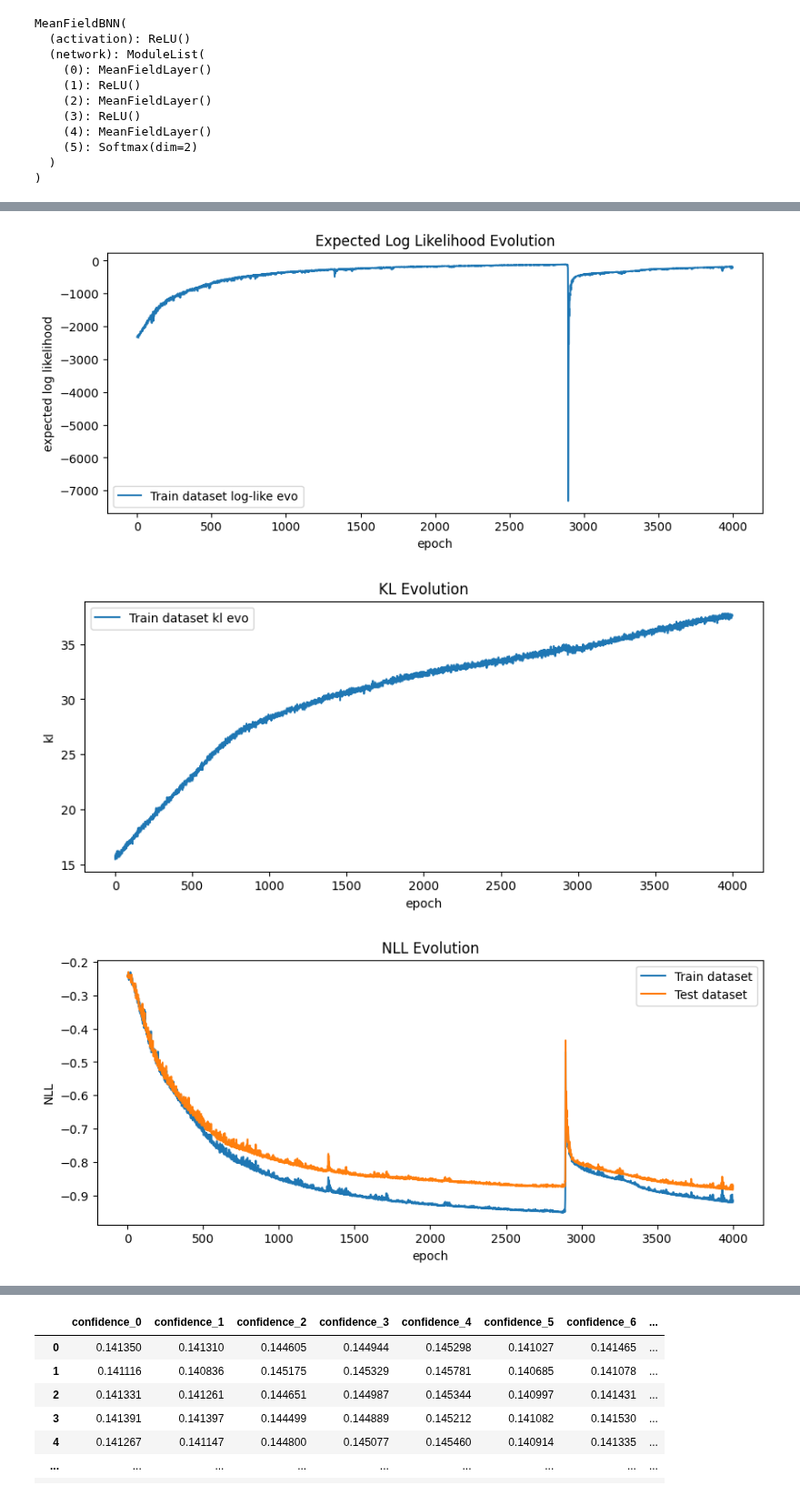
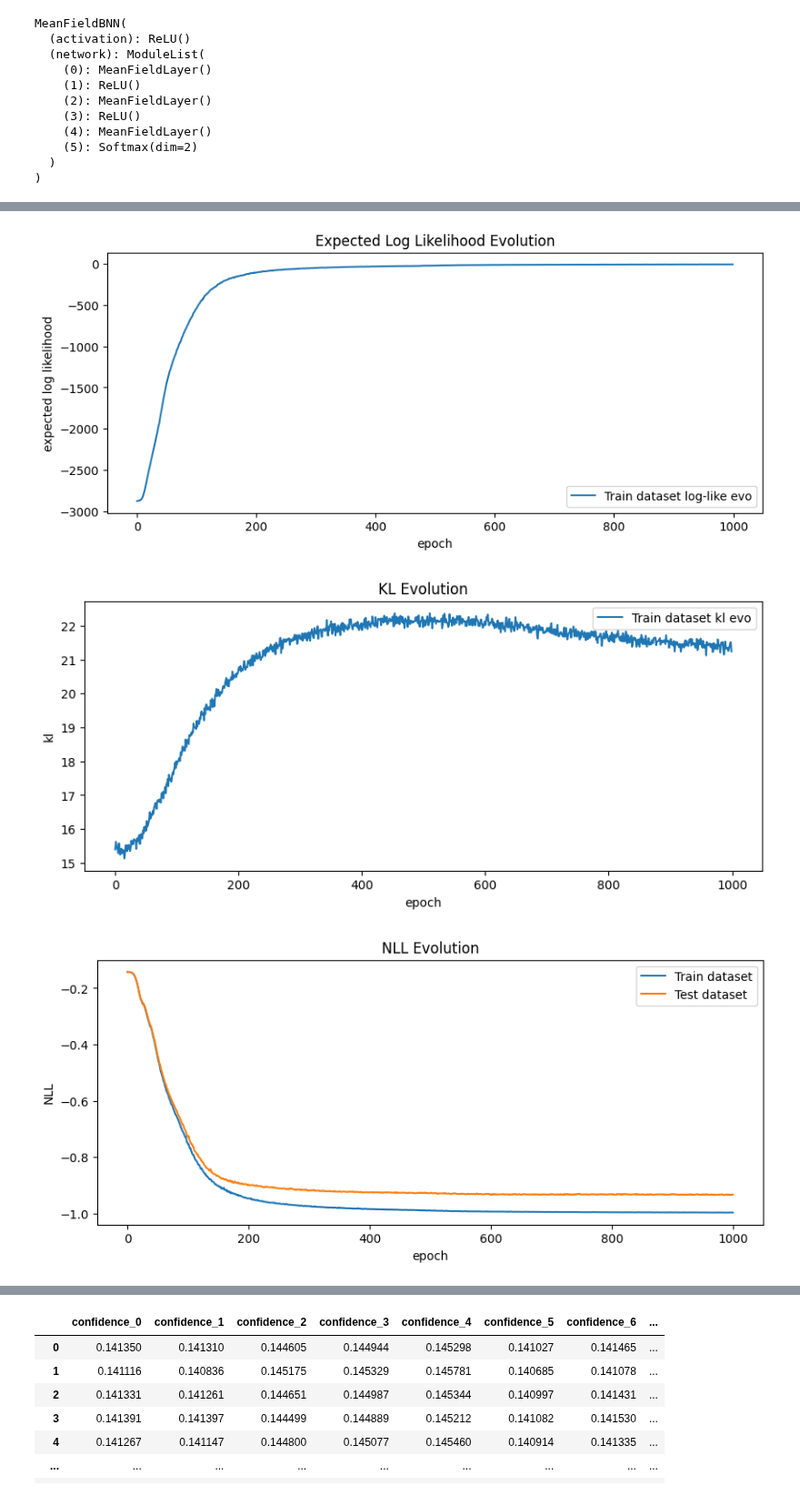
Before and after one commit to Marco-Gal/Bayesian-Neural-Network-Project, a Jupyter notebook: Boston Dataset Experiments/Obesity/Obesity MFVI MC.ipynb, the cells around one changed output, grey strips where cells are left out. Shown at 91% size. Drawn from its saved outputs; the diff is of its cells as text; code cells hidden in the pictures.

```diff
--- a/Boston Dataset Experiments/Obesity/Obesity MFVI MC.ipynb
+++ b/Boston Dataset Experiments/Obesity/Obesity MFVI MC.ipynb
@@ -55,3 +52,9 @@ y['NObeyesdad'] = y['NObeyesdad'].astype('category').cat.codes
 
 # Convert to tensor
 y_tensor = torch.tensor(y['NObeyesdad'].to_numpy(), dtype=torch.long)
+x_tr, x_te, y_tr, y_te = train_test_split(X_tensor, y_tensor, test_size=0.3, random_state=42)
+
+#try standardising
+x_mean, x_std = x_tr.mean(dim=0), x_tr.std(dim=0)
+x_tr = (x_tr - x_mean) / x_std
+x_te = (x_te - x_mean) / x_std
@@ -68,7 +69,7 @@ class MeanFieldLayer(nn.Module):
 
         # Prior parameters p(theta)
         self.w_mu_p = torch.zeros(input_dim, output_dim)
-        self.w_log_var_p = torch.zeros(input_dim, output_dim)
+        self.w_log_var_p = torch.ones(input_dim, output_dim) * torch.log(torch.tensor(2 / self.output_dim))
         self.b_mu_p = torch.zeros(output_dim)
         self.b_log_var_p = torch.zeros(output_dim)
 
@@ -86,7 +87,7 @@ class MeanFieldLayer(nn.Module):
     # it feels cleaner to access them in the same way as the posteriors
     def p_w(self):
         """weight prior distribution"""
-        return torch.distributions.Normal(self.w_mu_p, (0.5 * self.w_log_var_p).exp() * np.sqrt(2 / self.output_dim))
+        return torch.distributions.Normal(self.w_mu_p, (0.5 * self.w_log_var_p).exp())
 
     def p_b(self):
         """bias prior distribution"""
@@ -229,7 +230,7 @@ class MeanFieldBNN(nn.Module):
         kl = self.kl(num_samples = num_samples)
         return kl - exp_ll, exp_ll, kl
 # %%
-bnn_model = MeanFieldBNN(23, [10, 10], 7, noise_std=0.5)
+bnn_model = MeanFieldBNN(23, [10, 10], 7)
 # find value of noise_std that works best by trial and error, but this is of course
 # inherently a bit contrived since we know we set input noise std to 0.15 in dataset generation
 print(bnn_model)
@@ -260,10 +261,10 @@ tr_nll_loss_evo = []
 te_nll_loss_evo = []
 aux_loss = nn.NLLLoss()
 
-for epoch in tqdm(range(4000)):  # epochs
+for epoch in tqdm(range(1000)):  # epochs
     opt.zero_grad()
 
-    l, ll, kl = bnn_model.loss(x_tr, y_tr, num_samples = 10)
+    l, ll, kl = bnn_model.loss(x_tr, y_tr, num_samples = 20)
     tr_loss_evo.append(l.item())
     tr_ll_evo.append(ll.item())
     tr_kl_evo.append(kl.item())
@@ -311,3 +312,3 @@ plt.show()
-[figure, old version]
+[figure, new version]
-[figure, old version]
+[figure, new version]
-[figure, old version]
+[figure, new version]
```
Also changed, not shown: parts of 10 cells of this notebook, 1 other file.
